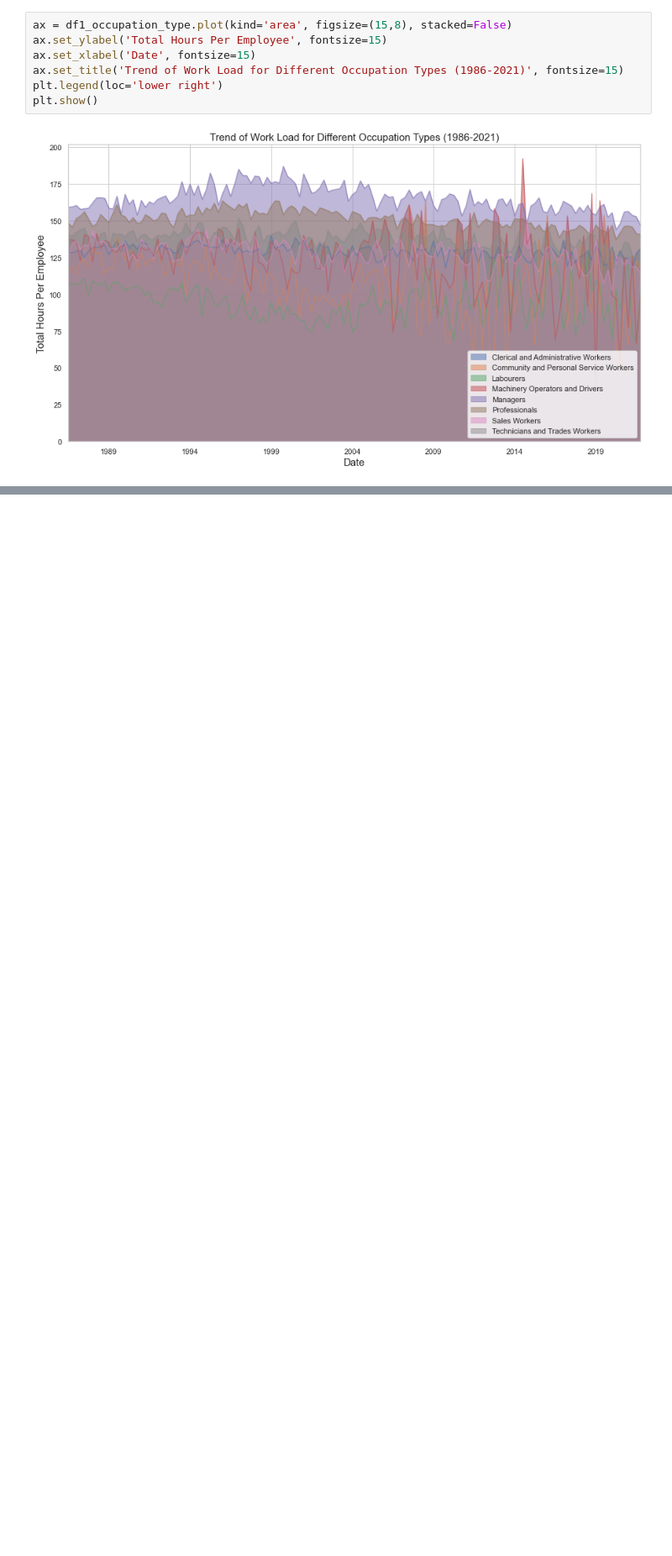
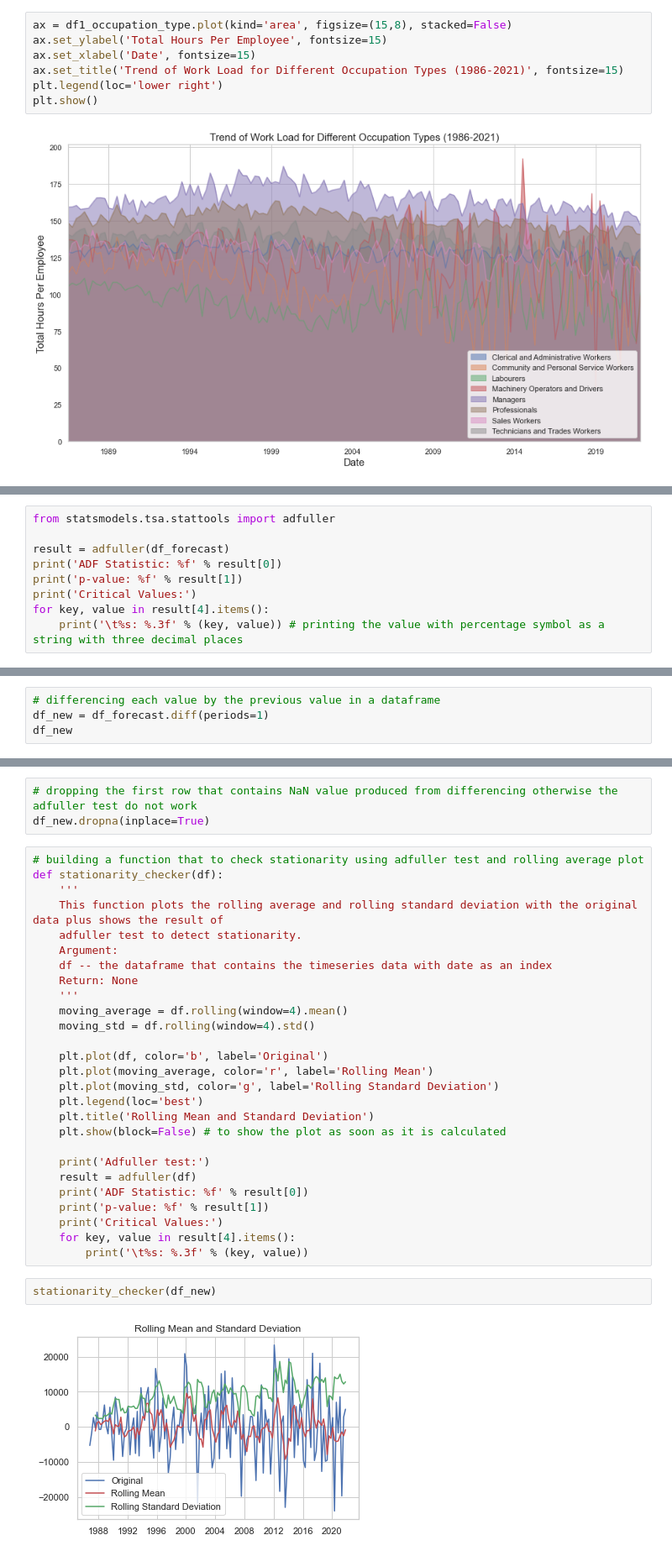
Before and after one commit to Gooner12/tca_sample_test, a Jupyter notebook: Analysis.ipynb, the cells around one changed output, grey strips where cells are left out. Shown at 84% size. Saved outputs shown, nothing was run; the diff lists cells and outputs as text; blank space fills up the shorter version.

```diff
--- a/Analysis.ipynb
+++ b/Analysis.ipynb
@@ -786,0 +729,9 @@ df_forecast_pst
+# %%
+from statsmodels.tsa.stattools import adfuller
+
+result = adfuller(df_forecast)
+print('ADF Statistic: %f' % result[0])
+print('p-value: %f' % result[1])
+print('Critical Values:')
+for key, value in result[4].items():
+    print('\t%s: %.3f' % (key, value)) # printing the value with percentage symbol as a string with three decimal places
@@ -786,0 +751,4 @@ df_forecast_pst
+# %%
+# differencing each value by the previous value in a dataframe
+df_new = df_forecast.diff(periods=1)
+df_new
@@ -786,0 +770,34 @@ df_forecast_pst
+# %%
+# dropping the first row that contains NaN value produced from differencing otherwise the adfuller test do not work
+df_new.dropna(inplace=True)
+# %%
+# building a function that to check stationarity using adfuller test and rolling average plot
+def stationarity_checker(df):
+    '''
+    This function plots the rolling average and rolling standard deviation with the original data plus shows the result of
+    adfuller test to detect stationarity.
+    Argument:
+    df -- the dataframe that contains the timeseries data with date as an index
+    Return: None
+    '''
+    moving_average = df.rolling(window=4).mean()
+    moving_std = df.rolling(window=4).std()
+
+    plt.plot(df, color='b', label='Original')
+    plt.plot(moving_average, color='r', label='Rolling Mean')
+    plt.plot(moving_std, color='g', label='Rolling Standard Deviation')
+    plt.legend(loc='best')
+    plt.title('Rolling Mean and Standard Deviation')
+    plt.show(block=False) # to show the plot as soon as it is calculated
+
+    print('Adfuller test:')
+    result = adfuller(df)
+    print('ADF Statistic: %f' % result[0])
+    print('p-value: %f' % result[1])
+    print('Critical Values:')
+    for key, value in result[4].items():
+        print('\t%s: %.3f' % (key, value))
+# %%
+stationarity_checker(df_new)
+# %% [output]
+[figure, added]
```
Also changed, not shown: parts of 99 cells of this notebook.
